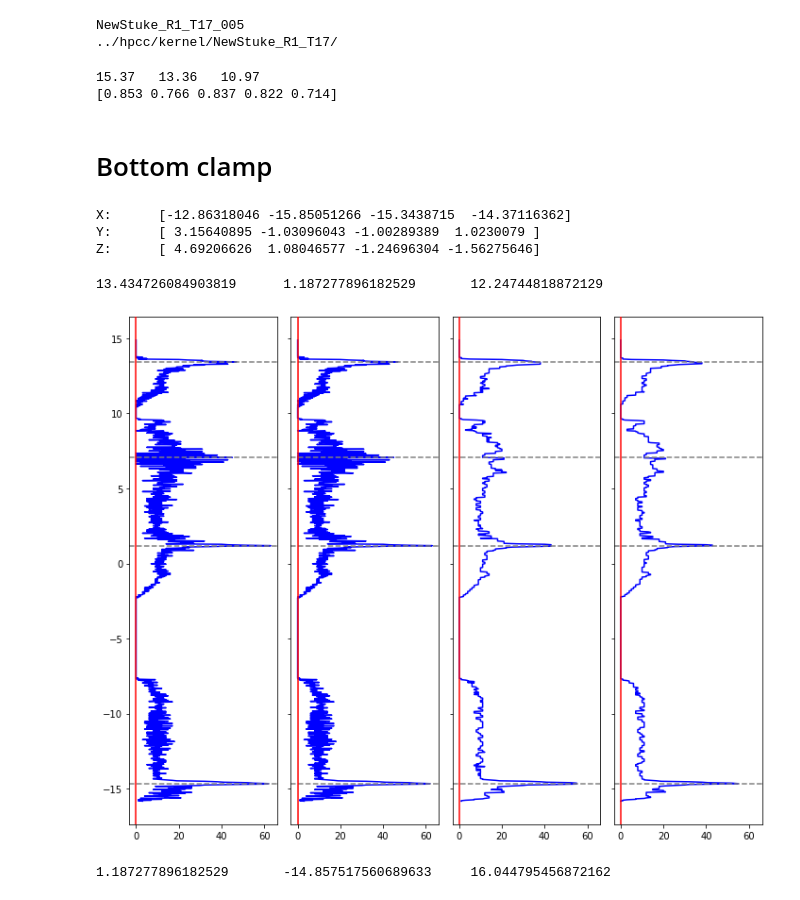
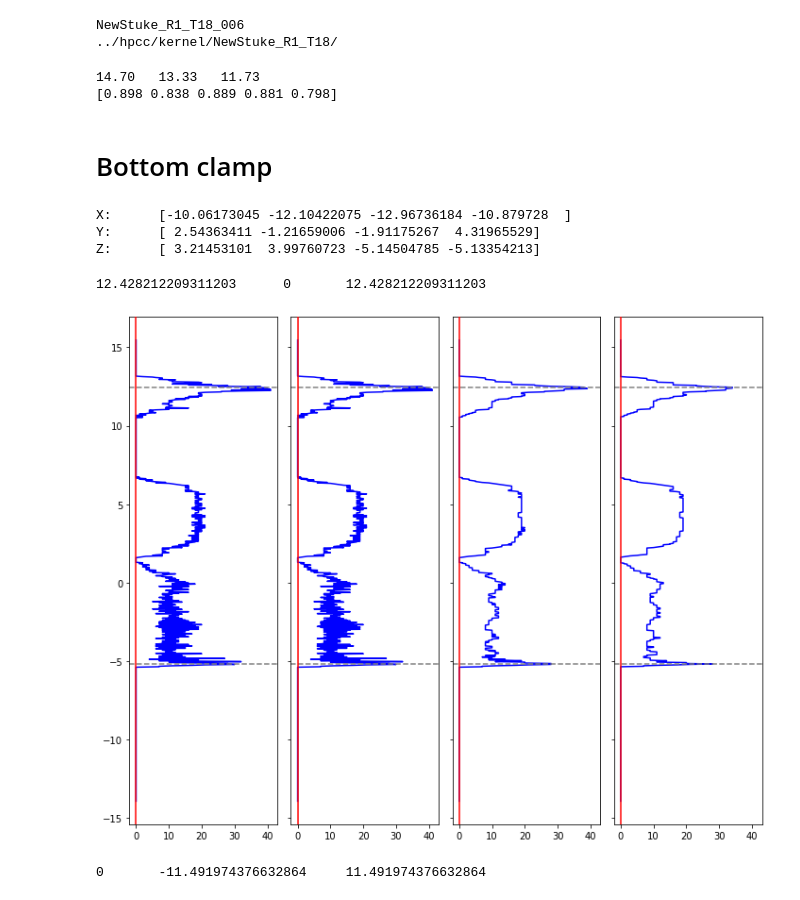
Before and after one commit to amezqui3/walnut_tda, a Jupyter notebook: jupyter/18_kernel_traditional-Copy2.ipynb, the cells around one changed output. Cells and saved outputs as stored; diff of their text form; code cells hidden in the pictures.

```diff
--- a/jupyter/18_kernel_traditional-Copy2.ipynb
+++ b/jupyter/18_kernel_traditional-Copy2.ipynb
@@ -40,8 +43,8 @@ mborder2[1,1] = -np.sum(mborder2) - 1
 idname = 'NewStuke'
 
 rownum = 1
-treenum = 17
-nutnum = 5
+treenum = 18
+nutnum = 6
 
 bname = idname + '_R{}_T{}'.format(rownum, treenum)
 fname = bname + '_{:03d}'.format(nutnum)
@@ -52,8 +55,8 @@ if not os.path.isdir(wdst):
     os.makedirs(wdst)
 print(wdst)
 # %% [output]
-NewStuke_R1_T17_005
-../hpcc/kernel/NewStuke_R1_T17/
+NewStuke_R1_T18_006
+../hpcc/kernel/NewStuke_R1_T18/
 # %%
 tissuefiles = tsrc + bname + '/' + fname + '_'
 meat = tf.imread(tissuefiles + 'meat.tif')
@@ -111,5 +117,5 @@ janke = c/np.sqrt((a**2 + b**2 + c**2)/3)
 print('{:.2f}\t{:.2f}\t{:.2f}'.format(a,b,c))
 print(np.round([krumbein, corey, sneed, janke, c/a],3), sep='\t')
 # %% [output]
-15.37   13.36   10.97
-[0.853 0.766 0.837 0.822 0.714]
+14.70   13.33   11.73
+[0.898 0.838 0.889 0.881 0.798]
@@ -148,42 +157,54 @@ legy = np.asarray([leg0y, leg1y, leg2y, leg3y])
 legz = np.asarray([leg0z, leg1z, leg2z, leg3z])
 print('X:\t', legx, '\nY:\t', legy, '\nZ:\t', legz, sep='')
 # %% [output]
-X:      [-12.86318046 -15.85051266 -15.3438715  -14.37116362]
-Y:      [ 3.15640895 -1.03096043 -1.00289389  1.0230079 ]
-Z:      [ 4.69206626  1.08046577 -1.24696304 -1.56275646]
+X:      [-10.06173045 -12.10422075 -12.96736184 -10.879728  ]
+Y:      [ 2.54363411 -1.21659006 -1.91175267  4.31965529]
+Z:      [ 3.21453101  3.99760723 -5.14504785 -5.13354213]
 # %%
 # central bit
 
 kk = 1
 hist, bins = np.histogram(spine[0], bins=np.linspace(kminis[0], kmaxes[0], 1000), density = False)
 hist0 = hist.copy()
 fhist = ndimage.median_filter(hist, size=5, mode='constant', cval=0)
 mhistc = ndimage.minimum_filter1d(fhist, size=3, mode='constant', cval=0)
 
-peaks, _ = signal.find_peaks(hist0, height=np.max(hist0)*.33, wlen=50, distance=125)
+peaks, _ = signal.find_peaks(mhistc, height=np.max(mhistc)*.33, prominence=np.max(mhistc)*.33, wlen=50)
+if len(peaks) < 2:
+    peaks, _ = signal.find_peaks(hist0, height=np.max(hist0)*.33, prominence=np.max(hist0)*.33, wlen=50)
+if len(peaks) < 2:
+    peaks, _ = signal.find_peaks(hist0, height=np.max(hist0)*.33, prominence=np.max(hist0)*.33, wlen=50)
+
 zeros = bins[peaks+1]
 htop = np.max(zeros)
 foo = np.argmin(np.abs(zeros))
 hbot = zeros[foo]
+
+if hbot < -4:
+    hbot = 0
+
+if htop < hbot + 5:
+    htop = bins[np.nonzero(mhistc)[0][-1]]
 hlength = htop - hbot
+
 print(htop, hbot, hlength, sep='\t')
 
 fig, ax = plt.subplots(1,4,figsize=(10,8), sharex=True, sharey=True)
 ax = np.atleast_1d(ax).ravel() ; i = 0
 ax[i].plot(hist0, bins[1:],c='b'); i += 1
 ax[i].plot(hist, bins[1:],c='b'); i += 1
 ax[i].plot(fhist, bins[1:],c='b'); i += 1
 ax[i].plot(mhistc, bins[1:],c='b')
 
 for i in range(len(ax)):
     ax[i].axvline(0, c='r', zorder=9)
     for z in zeros:
         ax[i].axhline(z, c='gray', ls='--')
 
 fig.tight_layout();
 # %% [output]
-13.434726084903819      1.187277896182529       12.24744818872129
+12.428212209311203      0       12.428212209311203
-[figure, old version]
+[figure, new version]
 # %%
 # lower arch height
 atop = hbot
@@ -191,5 +212,5 @@ abot = np.median(legx)
 alength = atop - abot
 print(atop, abot, alength, sep='\t')
 # %% [output]
-1.187277896182529       -14.857517560689633     16.044795456872162
+0       -11.491974376632864     11.491974376632864
 # %%
```
Also changed, not shown: parts of 11 cells of this notebook, 1 other file.
